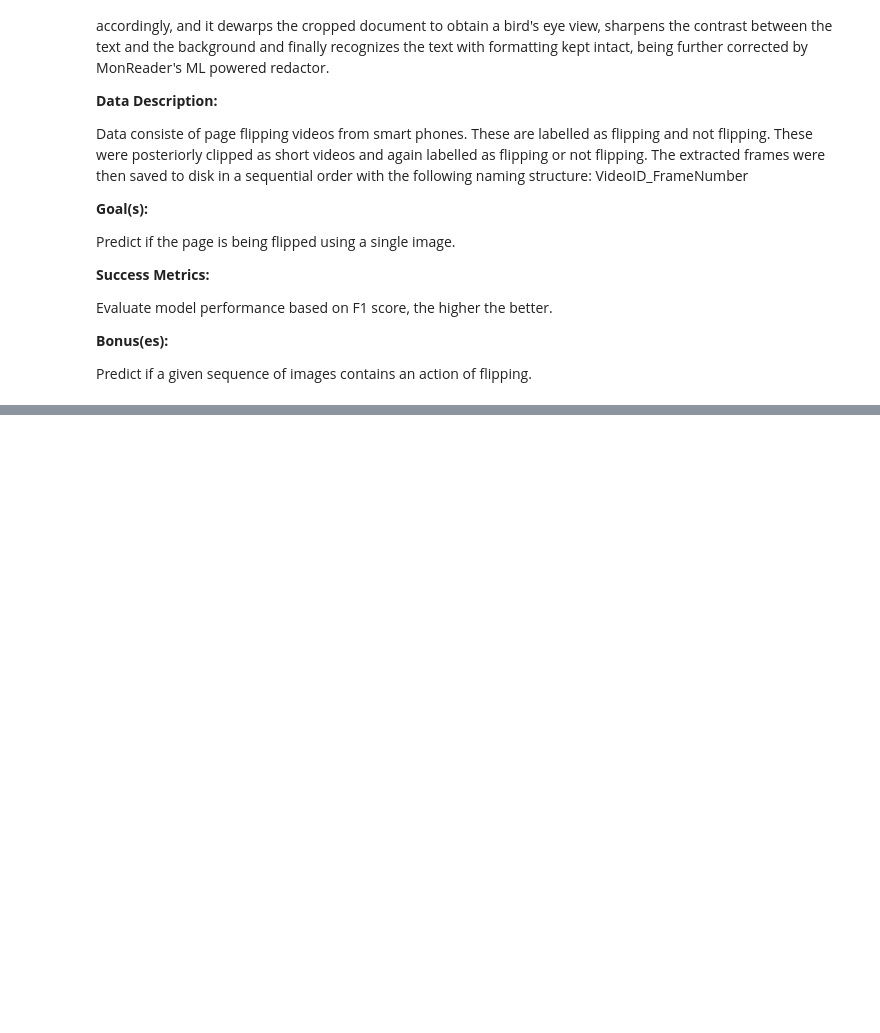
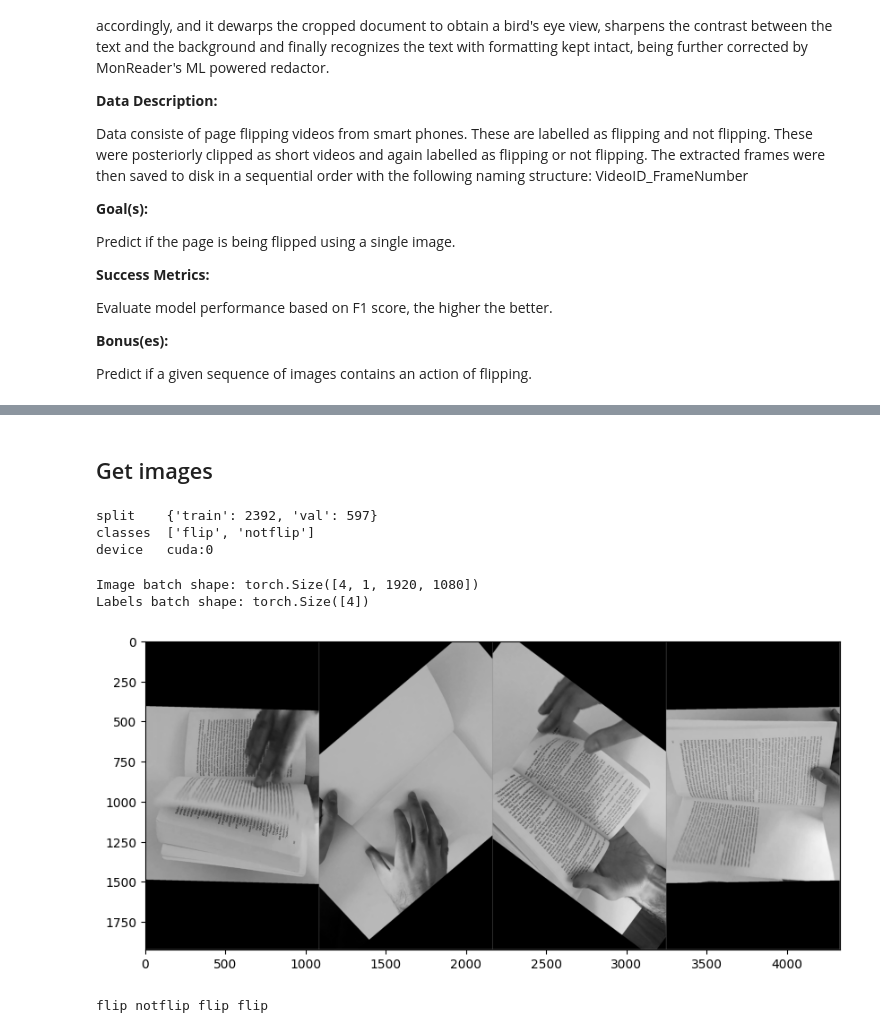
Before and after one commit to AlexandraBinder/MonReader, a Jupyter notebook: main_p4.ipynb, the cells around one changed output, grey strips where cells are left out. Saved outputs shown, nothing was run; the diff lists cells and outputs as text; code cells hidden in the pictures; blank space fills up the shorter version.

Commit message:
generated custom model structure and added data augmentation

```diff
--- a/main_p4.ipynb
+++ b/main_p4.ipynb
@@ -42,0 +61,2 @@ df_test.to_csv('datasets/df_test.csv', index=False)
+# %% [markdown]
+## Get images
@@ -42,0 +71,54 @@ df_test.to_csv('datasets/df_test.csv', index=False)
+# %%
+# Data augmentation and normalization for training
+# Just normalization for validation
+# python image library of range [0, 1], transform them to tensors of normalized range[-1, 1]
+torch.manual_seed(42)
+data_transforms = {
+    'train': transforms.Compose([
+        # transforms.Resize(256),
+        transforms.RandomRotation(degrees=(0, 360)),
+        transforms.RandomHorizontalFlip(),
+        transforms.RandomVerticalFlip(),
+        transforms.Grayscale(),
+        transforms.ToTensor(),
+        transforms.Normalize((0.5), (0.5)),
+    ]),
+    'val': transforms.Compose([
+        # transforms.Resize(256),
+        transforms.Grayscale(),
+        transforms.ToTensor(),
+        transforms.Normalize((0.5), (0.5)),
+    ]),
+}
+
+image_datasets = {x: datasets.ImageFolder(os.path.join(DATA_PATH, x), data_transforms[x])
+                  for x in ['train', 'val']}
+
+dataloaders = {x: DataLoader(image_datasets[x], batch_size=BATCH_SIZE, shuffle=True, num_workers=NUM_WORKERS)
+              for x in ['train', 'val']}
+
+dataset_sizes = {x: len(image_datasets[x]) for x in ['train', 'val']}
+class_names = image_datasets['train'].classes
+device = torch.device("cuda:0" if torch.cuda.is_available() else "cpu")
+# device = "cpu"
+
+# print(image_datasets)
+print('split\t', dataset_sizes, '\nclasses\t', class_names, '\ndevice\t', device)
+# %% [output]
+split    {'train': 2392, 'val': 597}
+classes  ['flip', 'notflip']
+device   cuda:0
+# %%
+# Display image and label.
+train_images, train_labels = next(iter(dataloaders['train']))
+print(f"Image batch shape: {train_images.size()}")
+print(f"Labels batch shape: {train_labels.size()}")
+
+# We are going to visualize the same amount of images as our batch size
+imshow(torchvision.utils.make_grid(train_images), class_names, train_labels)
+print(' '.join('%s' % class_names[train_labels[j]] for j in range(BATCH_SIZE)))
+# %% [output]
+Image batch shape: torch.Size([4, 1, 1920, 1080])
+Labels batch shape: torch.Size([4])
+[figure, added]
+flip notflip flip flip
```
Also changed, not shown: parts of 13 cells of this notebook, 3 other files.
